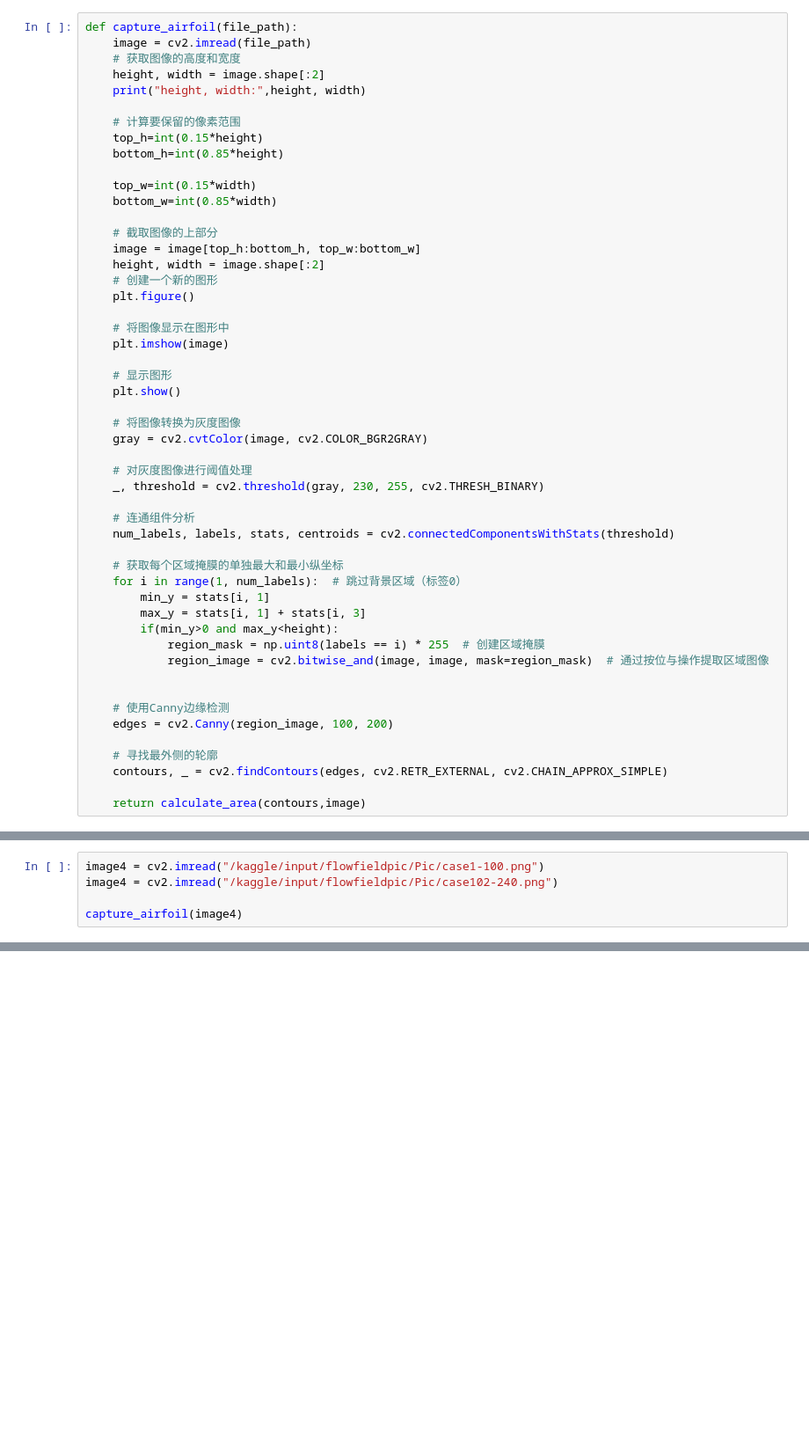
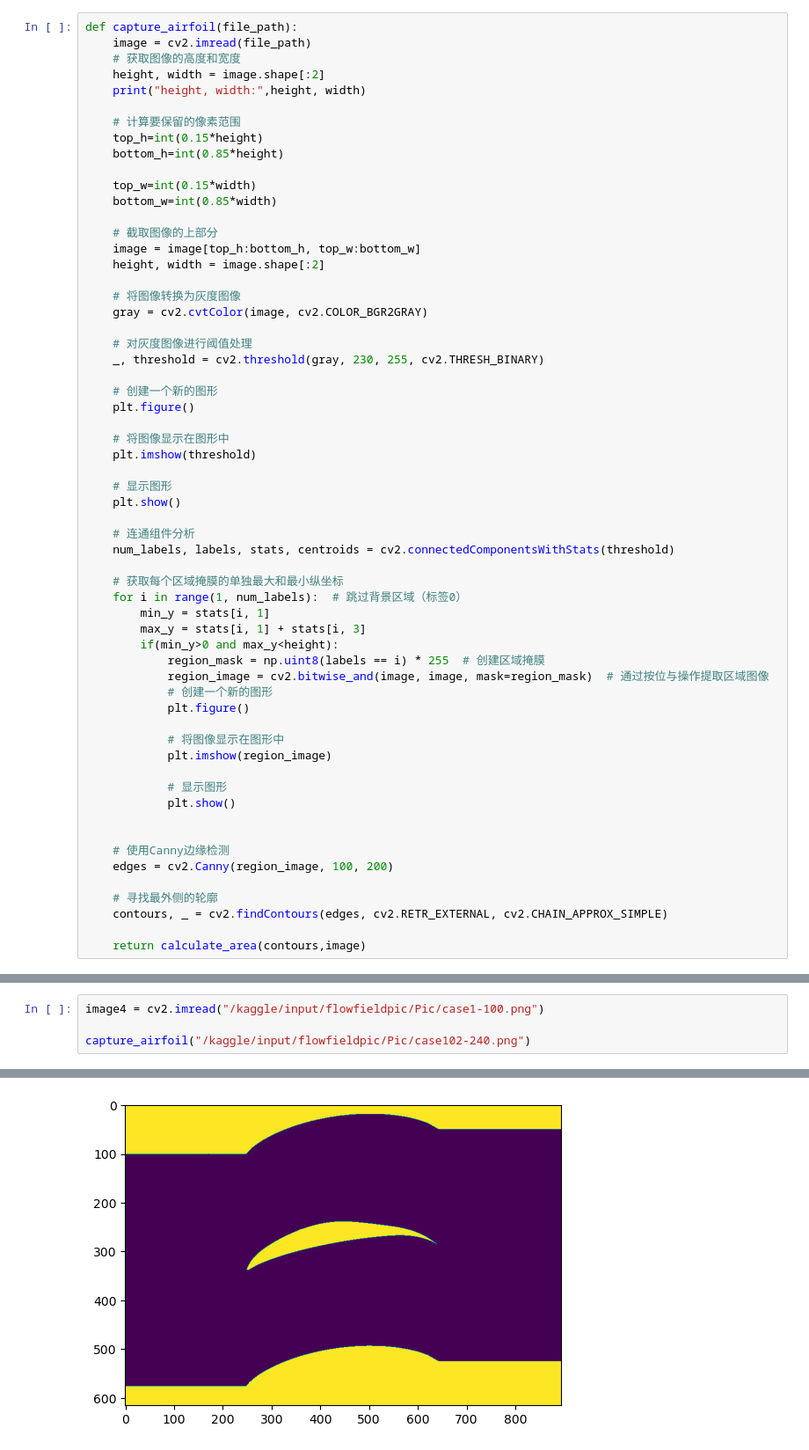
Before and after one commit to Perilla000leaves/Analytics_Vidhya, a Jupyter notebook: airfoil-cv.ipynb, the cells around one changed output, grey strips where cells are left out. Shown at 88% size. Drawn from its saved outputs; the diff is of its cells as text; blank space fills up the shorter version.

Commit message:
Kaggle Notebook | airfoil cv  | Version 4

```diff
--- a/airfoil-cv.ipynb
+++ b/airfoil-cv.ipynb
@@ -85,20 +54,21 @@ def capture_airfoil(file_path):
     # 截取图像的上部分
     image = image[top_h:bottom_h, top_w:bottom_w]
     height, width = image.shape[:2]
-    # 创建一个新的图形
-    plt.figure()
-
-    # 将图像显示在图形中
-    plt.imshow(image)
-
-    # 显示图形
-    plt.show()
 
     # 将图像转换为灰度图像
     gray = cv2.cvtColor(image, cv2.COLOR_BGR2GRAY)
 
     # 对灰度图像进行阈值处理
     _, threshold = cv2.threshold(gray, 230, 255, cv2.THRESH_BINARY)
+
+    # 创建一个新的图形
+    plt.figure()
+
+    # 将图像显示在图形中
+    plt.imshow(threshold)
+
+    # 显示图形
+    plt.show()
 
     # 连通组件分析
     num_labels, labels, stats, centroids = cv2.connectedComponentsWithStats(threshold)
@@ -110,6 +80,14 @@ def capture_airfoil(file_path):
         if(min_y>0 and max_y<height):
             region_mask = np.uint8(labels == i) * 255  # 创建区域掩膜
             region_image = cv2.bitwise_and(image, image, mask=region_mask)  # 通过按位与操作提取区域图像
+            # 创建一个新的图形
+            plt.figure()
+
+            # 将图像显示在图形中
+            plt.imshow(region_image)
+
+            # 显示图形
+            plt.show()
 
 
     # 使用Canny边缘检测
@@ -122,6 +155,5 @@ def capture_airfoil(file_path):
 # %%
 image4 = cv2.imread("/kaggle/input/flowfieldpic/Pic/case1-100.png")
-image4 = cv2.imread("/kaggle/input/flowfieldpic/Pic/case102-240.png")
 
-capture_airfoil(image4)
+capture_airfoil("/kaggle/input/flowfieldpic/Pic/case102-240.png")
 # %% [output]
@@ -128,0 +161 @@ NameError: name 'cv2' is not defined
+[figure, added]
```
Also changed, not shown: parts of 13 cells of this notebook.
